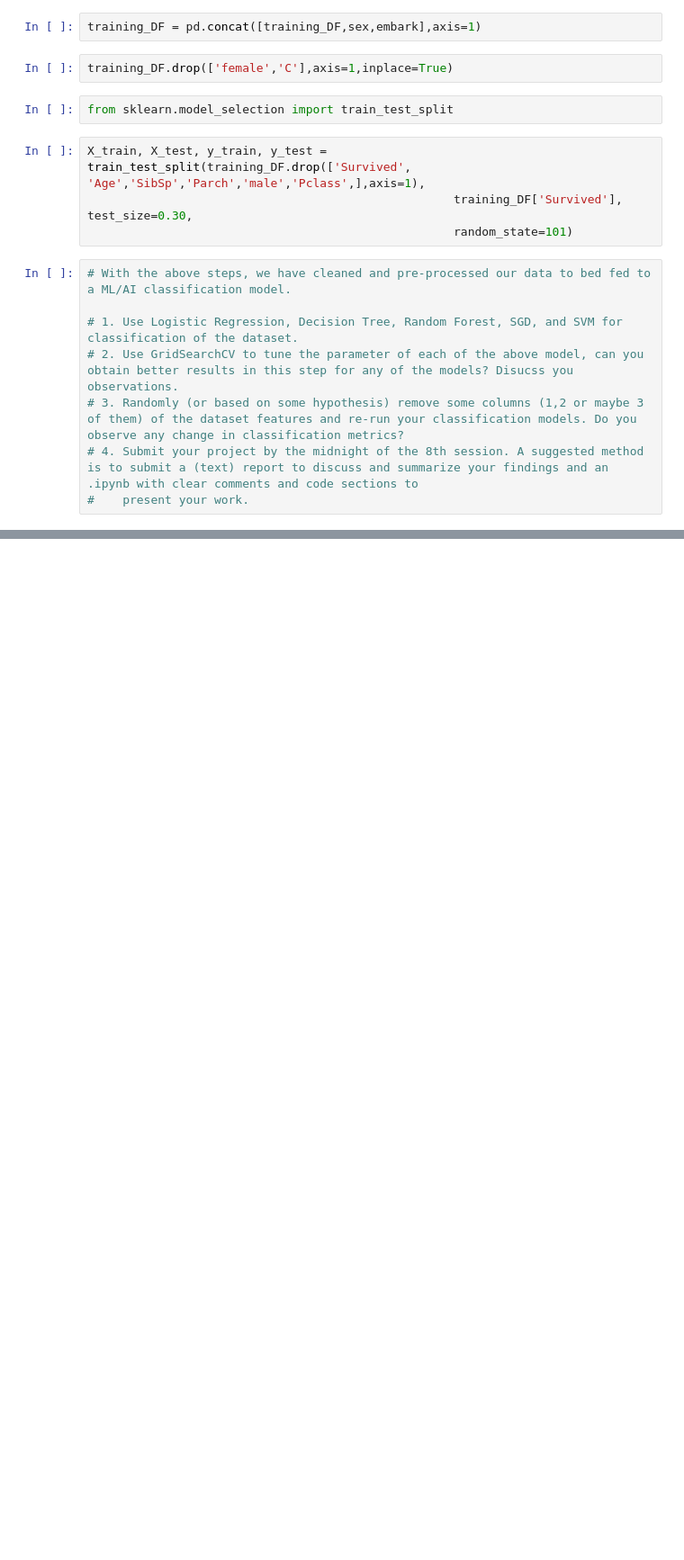
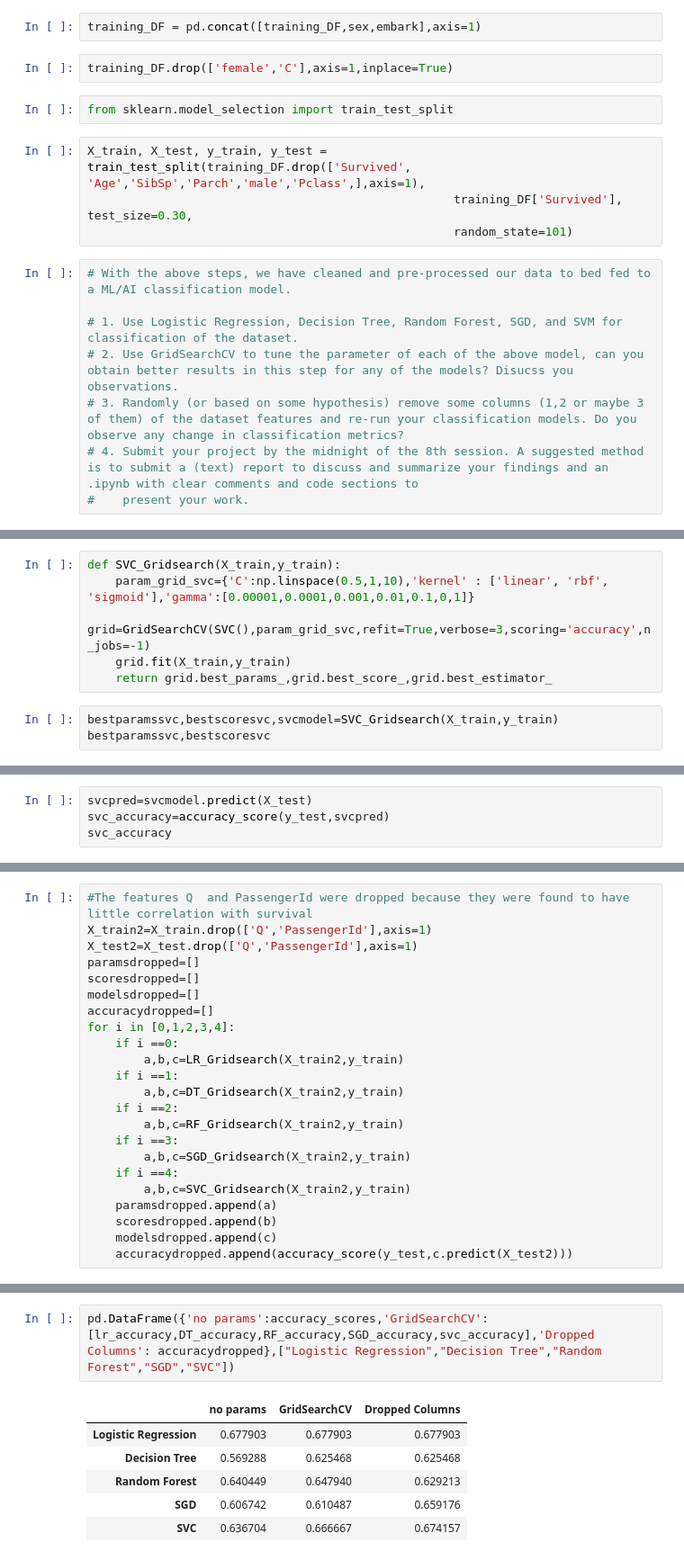
Before and after one commit to sherlockliang888/Titanic_project, a Jupyter notebook: Project.ipynb, the cells around one changed output, grey strips where cells are left out. Shown at 90% size. Cells and saved outputs as stored; diff of their text form; blank space fills up the shorter version.

Commit message:
Add files via upload
added loop for models with no paramters, gridsearchCV (with and without dropped columns)

```diff
--- a/Project.ipynb
+++ b/Project.ipynb
@@ -63,0 +252,9 @@ training_DF.head()
+# %%
+def SVC_Gridsearch(X_train,y_train):
+    param_grid_svc={'C':np.linspace(0.5,1,10),'kernel' : ['linear', 'rbf', 'sigmoid'],'gamma':[0.00001,0.0001,0.001,0.01,0.1,0,1]}
+    grid=GridSearchCV(SVC(),param_grid_svc,refit=True,verbose=3,scoring='accuracy',n_jobs=-1)
+    grid.fit(X_train,y_train)
+    return grid.best_params_,grid.best_score_,grid.best_estimator_
+# %%
+bestparamssvc,bestscoresvc,svcmodel=SVC_Gridsearch(X_train,y_train)
+bestparamssvc,bestscoresvc
@@ -63,0 +272,4 @@ training_DF.head()
+# %%
+svcpred=svcmodel.predict(X_test)
+svc_accuracy=accuracy_score(y_test,svcpred)
+svc_accuracy
@@ -63,0 +297,23 @@ training_DF.head()
+# %%
+#The features Q  and PassengerId were dropped because they were found to have little correlation with survival
+X_train2=X_train.drop(['Q','PassengerId'],axis=1)
+X_test2=X_test.drop(['Q','PassengerId'],axis=1)
+paramsdropped=[]
+scoresdropped=[]
+modelsdropped=[]
+accuracydropped=[]
+for i in [0,1,2,3,4]:
+    if i ==0:
+        a,b,c=LR_Gridsearch(X_train2,y_train)
+    if i ==1:
+        a,b,c=DT_Gridsearch(X_train2,y_train)
+    if i ==2:
+        a,b,c=RF_Gridsearch(X_train2,y_train)
+    if i ==3:
+        a,b,c=SGD_Gridsearch(X_train2,y_train)
+    if i ==4:
+        a,b,c=SVC_Gridsearch(X_train2,y_train)
+    paramsdropped.append(a)
+    scoresdropped.append(b)
+    modelsdropped.append(c)
+    accuracydropped.append(accuracy_score(y_test,c.predict(X_test2)))
@@ -63,0 +374,9 @@ training_DF.head()
+# %%
+pd.DataFrame({'no params':accuracy_scores,'GridSearchCV':[lr_accuracy,DT_accuracy,RF_accuracy,SGD_accuracy,svc_accuracy],'Dropped Columns': accuracydropped},["Logistic Regression","Decision Tree","Random Forest","SGD","SVC"])
+# %% [output]
+|  | no params | GridSearchCV | Dropped Columns |
+| Logistic Regression | 0.677903 | 0.677903 | 0.677903 |
+| Decision Tree | 0.569288 | 0.625468 | 0.625468 |
+| Random Forest | 0.640449 | 0.647940 | 0.629213 |
+| SGD | 0.606742 | 0.610487 | 0.659176 |
+| SVC | 0.636704 | 0.666667 | 0.674157 |
```
Also changed, not shown: parts of 38 cells of this notebook.
